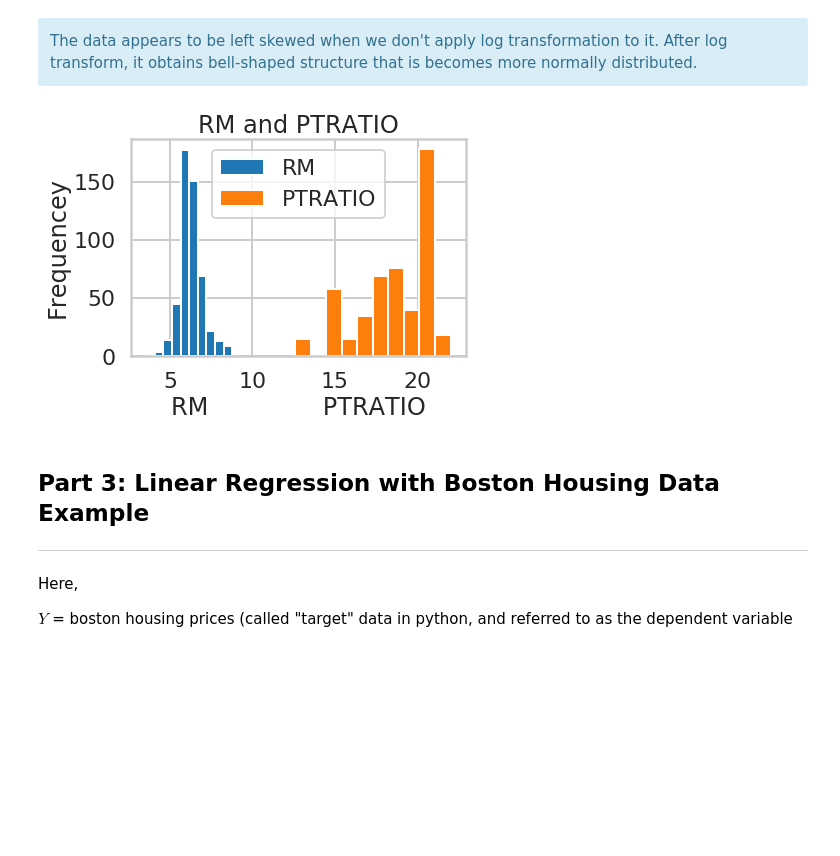
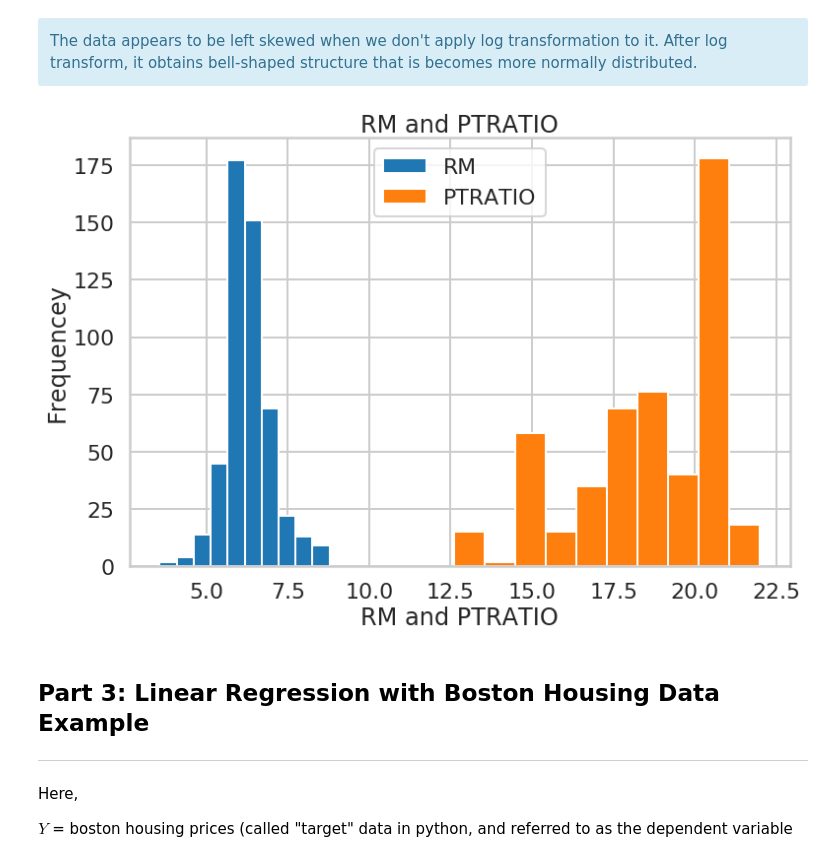
Before and after one commit to ZOvanesyan/Springboard, a Jupyter notebook: linear_regression/Mini_Project_Linear_Regression.ipynb, the cells around one changed output. Drawn from its saved outputs; the diff is of its cells as text; code cells hidden in the pictures; blank space fills up the shorter version.

```diff
--- a/linear_regression/Mini_Project_Linear_Regression.ipynb
+++ b/linear_regression/Mini_Project_Linear_Regression.ipynb
@@ -356,15 +356,16 @@ plt.show()
 <div class="span5 alert alert-info">
 The data appears to be left skewed when we don't apply log transformation to it. After log transform, it obtains bell-shaped structure that is becomes more normally distributed.
 # %%
+fig, ax = plt.subplots(figsize=(12,8))
 plt.hist(bos.RM, label='RM')
 plt.hist(bos.PTRATIO, label='PTRATIO')
 plt.title("RM and PTRATIO")
-plt.xlabel("RM               PTRATIO")
+plt.xlabel("RM and PTRATIO")
 plt.ylabel("Frequencey")
 plt.legend(loc='upper center')
 plt.show()
 # %% [output]
-[figure, old version]
+[figure, new version]
 # %% [markdown]
 ## Part 3: Linear Regression with Boston Housing Data Example
 ***
```
Also changed, not shown: parts of 24 cells of this notebook, 1 other file.
